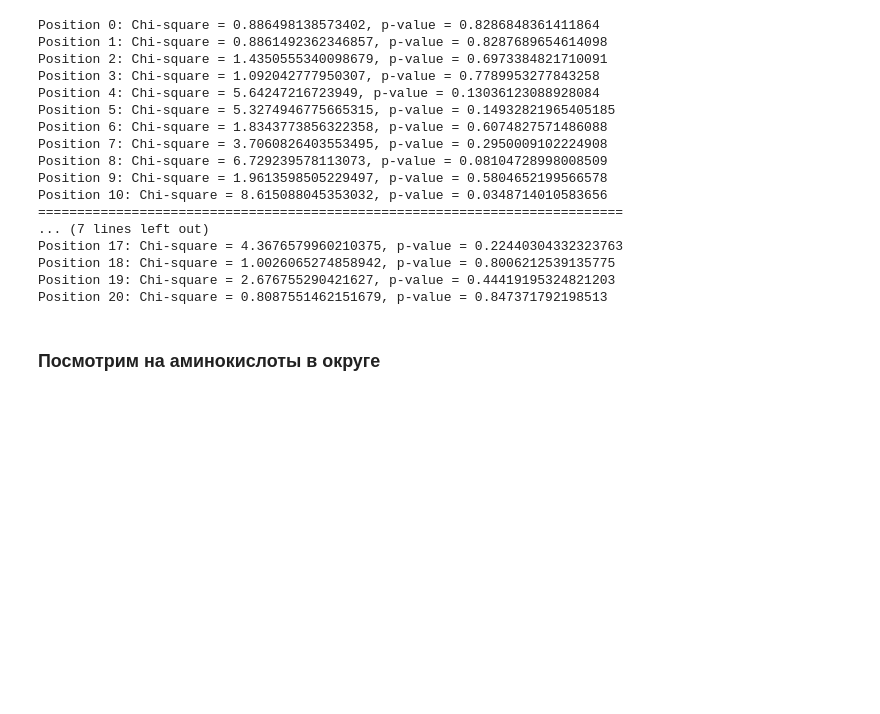
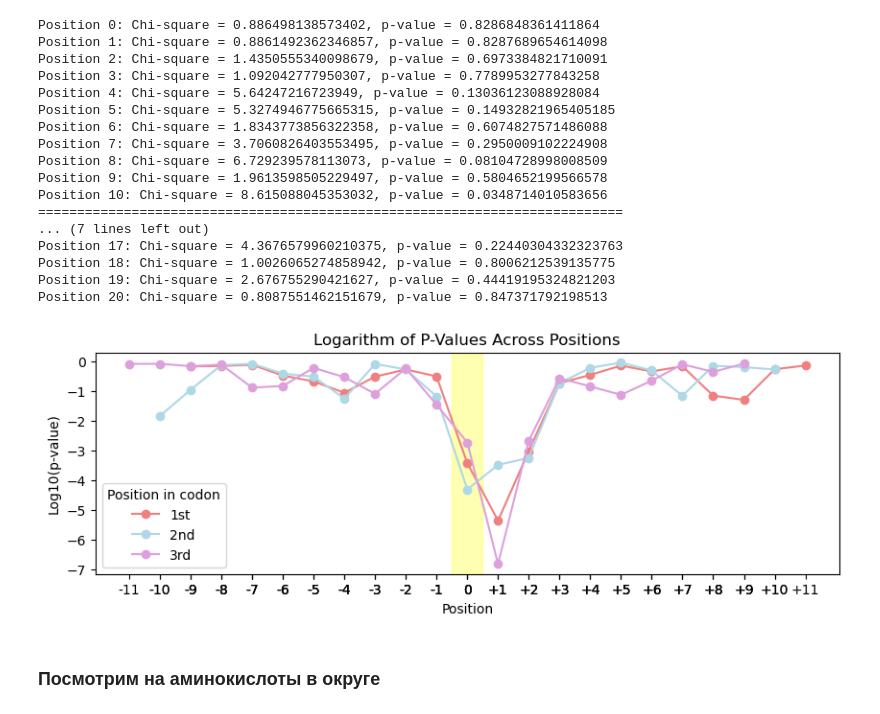
Before and after one commit to nastasia-iv/genvar, a Jupyter notebook: Ivanova/get_context_nmd_ecsape.ipynb, the cells around one changed output. Drawn from its saved outputs; the diff is of its cells as text; code cells hidden in the pictures; blank space fills up the shorter version.

Commit message:
Add graph for vars positions

```diff
--- a/Ivanova/get_context_nmd_ecsape.ipynb
+++ b/Ivanova/get_context_nmd_ecsape.ipynb
@@ -2013,6 +2013,35 @@ Position 17: Chi-square = 4.3676579960210375, p-value = 0.22440304332323763
 Position 18: Chi-square = 1.0026065274858942, p-value = 0.8006212539135775
 Position 19: Chi-square = 2.676755290421627, p-value = 0.44419195324821203
 Position 20: Chi-square = 0.8087551462151679, p-value = 0.847371792198513
+# %%
+def plot_p_values(positions_list, p_values_list):
+    plt.figure(figsize=(10, 3))
+    #colors = ['#C8A2C8', '#B0E0E6', '#FFB6C1']
+    colors = ['lightcoral', 'lightblue', 'plum']
+
+    for positions, p_values, color in zip(positions_list, p_values_list, colors):
+        plt.plot(positions, np.log10(p_values), marker='o', linestyle='-', color=color)
+
+    plt.title('Logarithm of P-Values Across Positions')
+    plt.xlabel('Position')
+    plt.ylabel('Log10(p-value)')
+    plt.grid(False)
+    plt.legend(['1st', '2nd', '3rd'], title='Position in codon')
+
+    all_positions = [pos for sublist in positions_list for pos in sublist]
+    plt.xticks(all_positions, [str(pos) if pos == 0 else f"{pos}" if pos < 0 else f"+{pos}" for pos in all_positions])
+
+    plt.axvspan(-0.5, 0.5, color='yellow', alpha=0.3)
+
+    plt.show()
+
+
+positions_list = [positions_1, positions_2, positions_3]
+p_values_list = [p_values_1, p_values_2, p_values_3]
+
+plot_p_values(positions_list, p_values_list)
+# %% [output]
+[figure, added]
 # %% [markdown]
 ### Посмотрим на аминокислоты в округе
 # %% [markdown]
```
